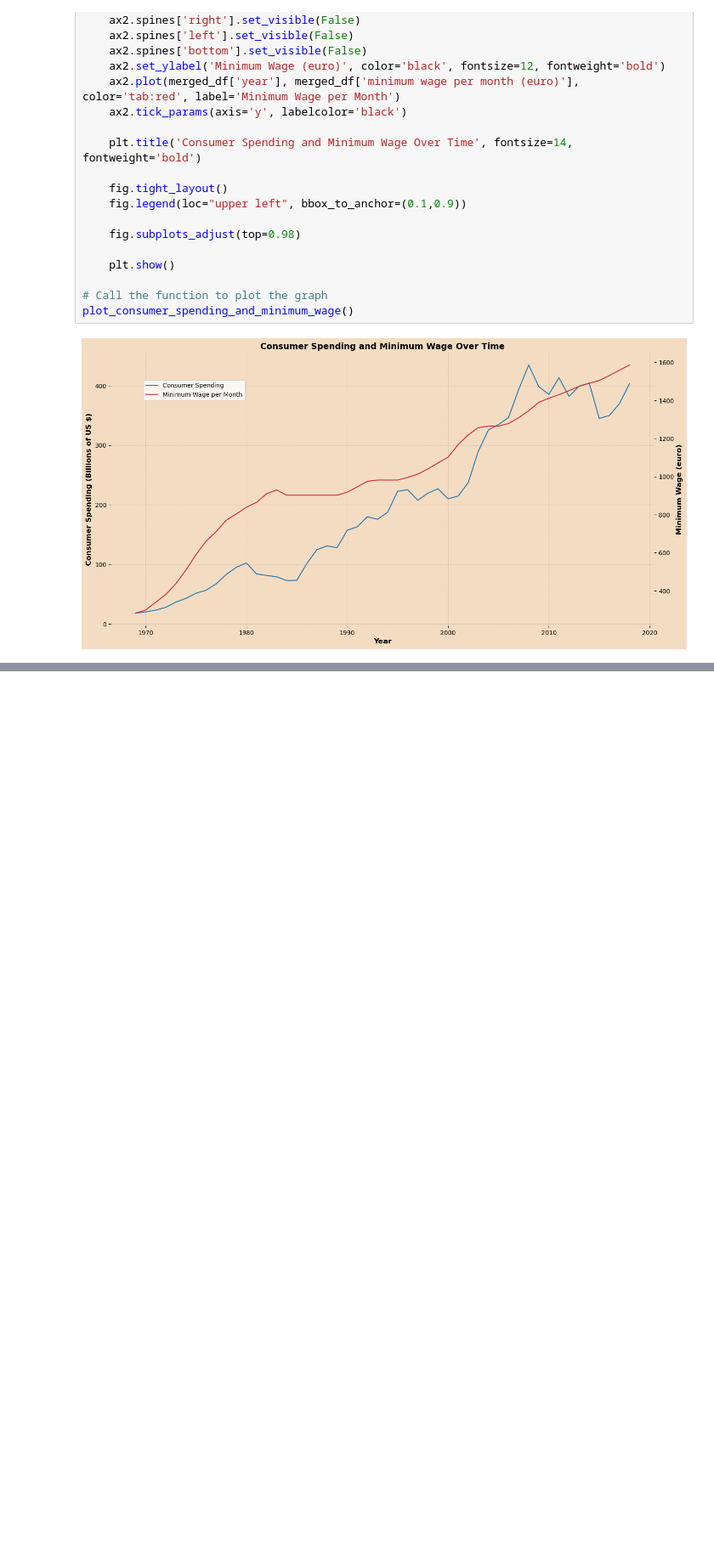
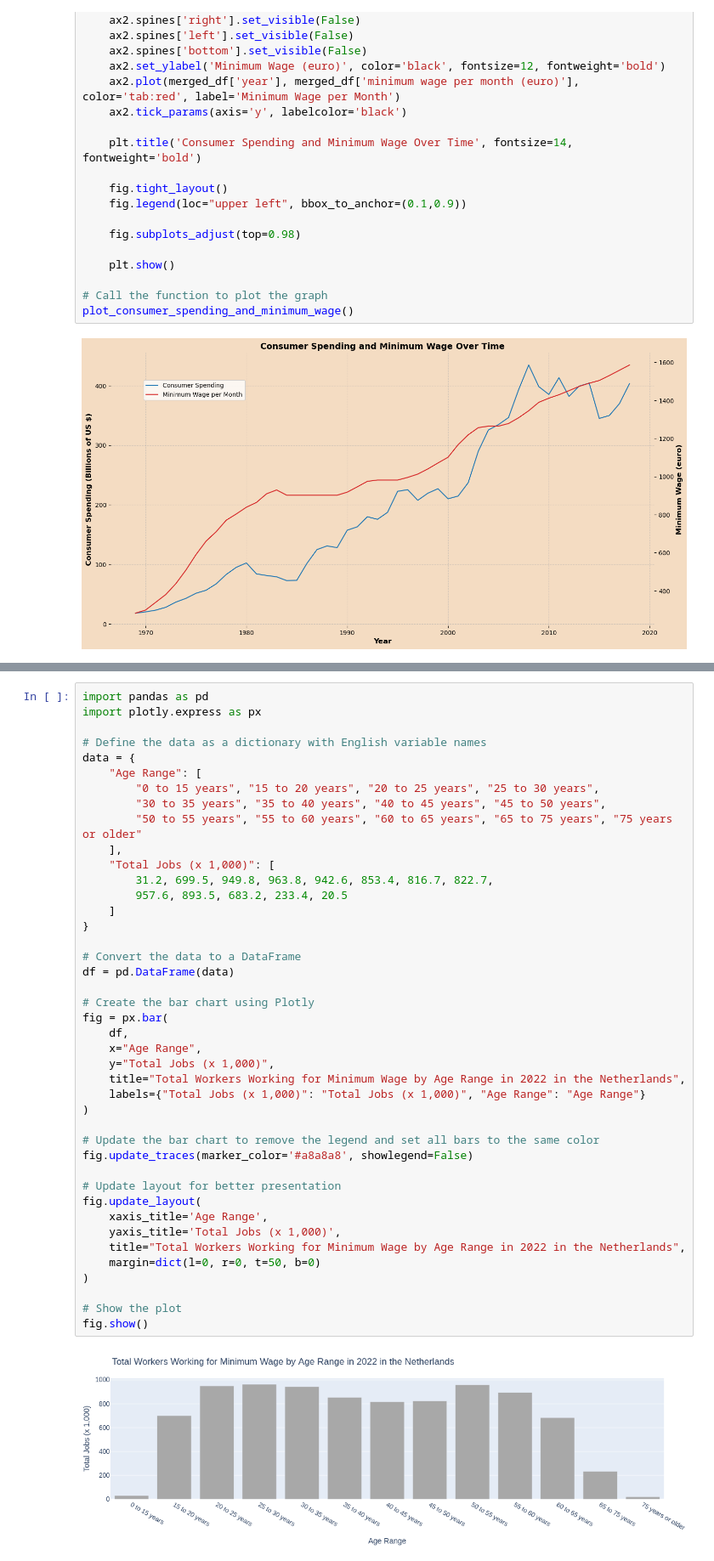
Before and after one commit to anri4/Information_Visualization, a Jupyter notebook: _sources/docs/main.ipynb, the cells around one changed output, grey strips where cells are left out. Shown at 85% size. Drawn from its saved outputs; the diff is of its cells as text; blank space fills up the shorter version.

```diff
--- a/_sources/docs/main.ipynb
+++ b/_sources/docs/main.ipynb
@@ -96,0 +172,44 @@ fig.show()
+# %%
+import pandas as pd
+import plotly.express as px
+
+# Define the data as a dictionary with English variable names
+data = {
+    "Age Range": [
+        "0 to 15 years", "15 to 20 years", "20 to 25 years", "25 to 30 years",
+        "30 to 35 years", "35 to 40 years", "40 to 45 years", "45 to 50 years",
+        "50 to 55 years", "55 to 60 years", "60 to 65 years", "65 to 75 years", "75 years or older"
+    ],
+    "Total Jobs (x 1,000)": [
+        31.2, 699.5, 949.8, 963.8, 942.6, 853.4, 816.7, 822.7,
+        957.6, 893.5, 683.2, 233.4, 20.5
+    ]
+}
+
+# Convert the data to a DataFrame
+df = pd.DataFrame(data)
+
+# Create the bar chart using Plotly
+fig = px.bar(
+    df,
+    x="Age Range",
+    y="Total Jobs (x 1,000)",
+    title="Total Workers Working for Minimum Wage by Age Range in 2022 in the Netherlands",
+    labels={"Total Jobs (x 1,000)": "Total Jobs (x 1,000)", "Age Range": "Age Range"}
+)
+
+# Update the bar chart to remove the legend and set all bars to the same color
+fig.update_traces(marker_color='#a8a8a8', showlegend=False)
+
+# Update layout for better presentation
+fig.update_layout(
+    xaxis_title='Age Range',
+    yaxis_title='Total Jobs (x 1,000)',
+    title="Total Workers Working for Minimum Wage by Age Range in 2022 in the Netherlands",
+    margin=dict(l=0, r=0, t=50, b=0)
+)
+
+# Show the plot
+fig.show()
+# %% [output]
+[figure, added]
```
Also changed, not shown: parts of 3 cells of this notebook, 4 other files.
